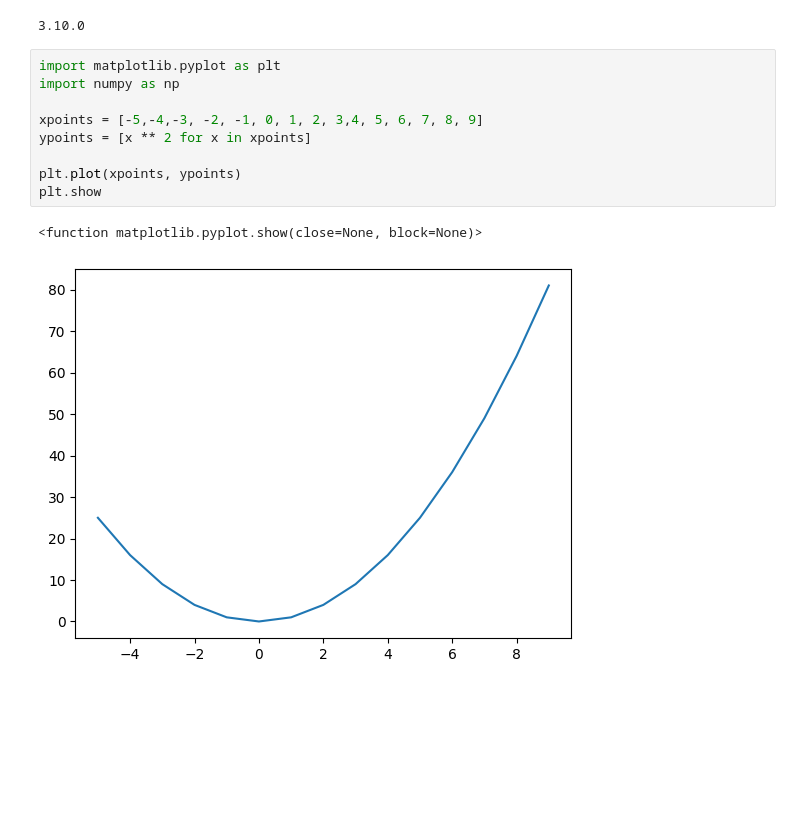
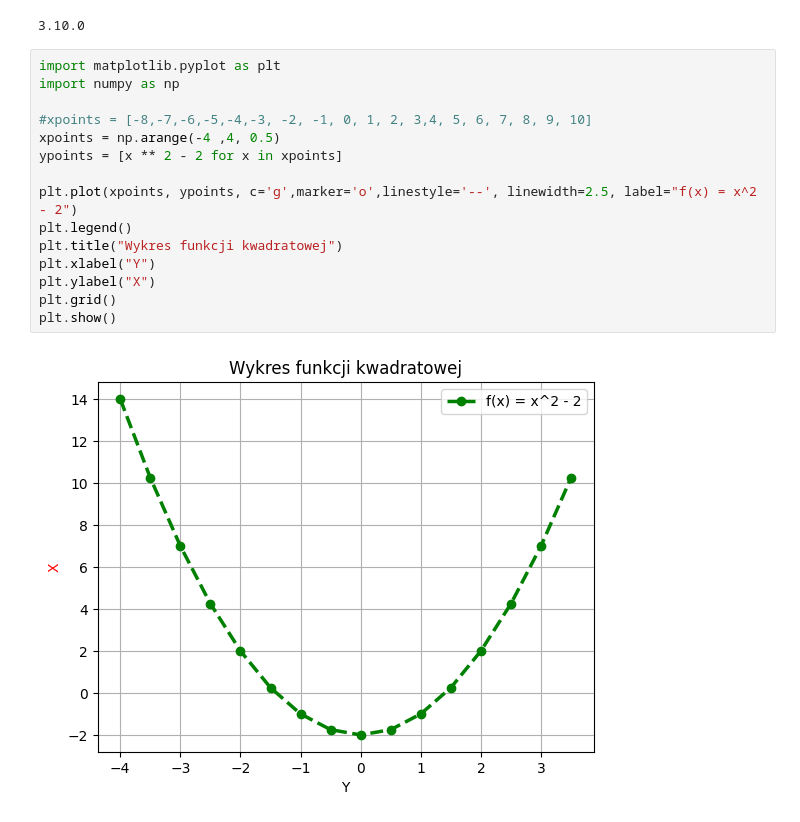
Before and after one commit to Glitch0110/AI-GiganciProgramowania, a Jupyter notebook: L8.ipynb, the cells around one changed output. Saved outputs shown, nothing was run; the diff lists cells and outputs as text; blank space fills up the shorter version.

```diff
--- a/L8.ipynb
+++ b/L8.ipynb
@@ -45,12 +45,17 @@ print(matplotlib.__version__)
 # %%
 import matplotlib.pyplot as plt
 import numpy as np
 
-xpoints = [-5,-4,-3, -2, -1, 0, 1, 2, 3,4, 5, 6, 7, 8, 9]
-ypoints = [x ** 2 for x in xpoints]
+#xpoints = [-8,-7,-6,-5,-4,-3, -2, -1, 0, 1, 2, 3,4, 5, 6, 7, 8, 9, 10]
+xpoints = np.arange(-4 ,4, 0.5)
+ypoints = [x ** 2 - 2 for x in xpoints]
 
-plt.plot(xpoints, ypoints)
-plt.show
+plt.plot(xpoints, ypoints, c='g',marker='o',linestyle='--', linewidth=2.5, label="f(x) = x^2 - 2")
+plt.legend()
+plt.title("Wykres funkcji kwadratowej")
+plt.xlabel("Y")
+plt.ylabel("X")
+plt.grid()
+plt.show()
 # %% [output]
-<function matplotlib.pyplot.show(close=None, block=None)>
-[figure, old version]
+[figure, new version]
```
